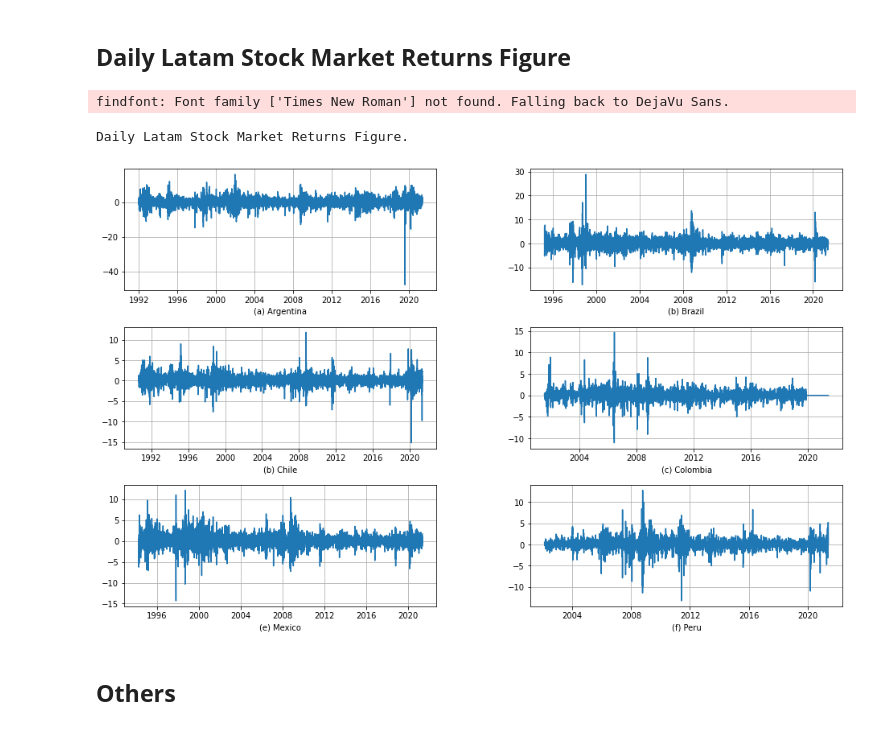
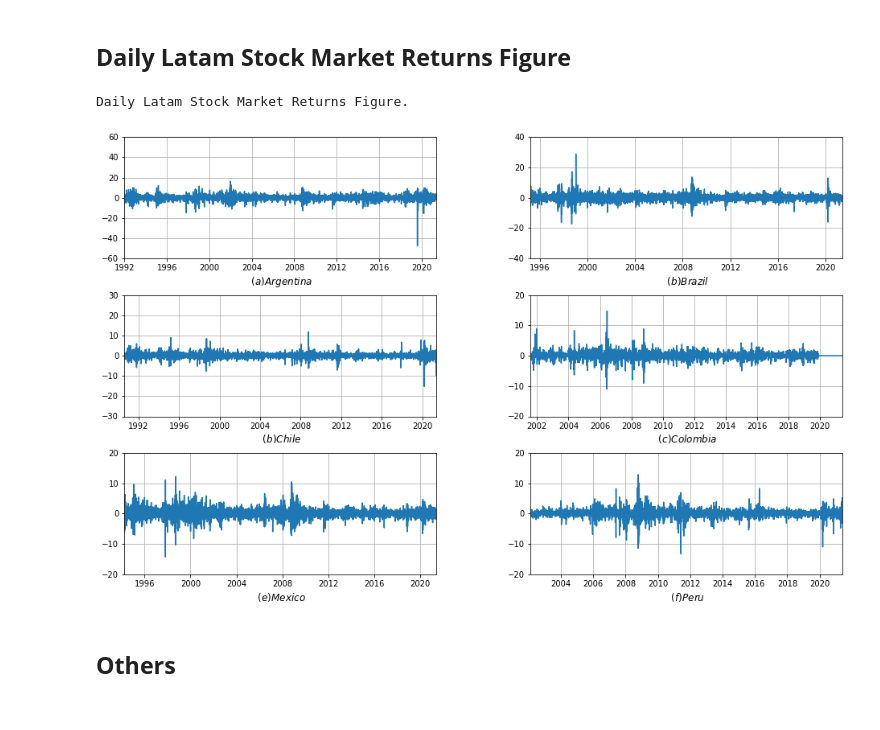
Before and after one commit to alejandro-cermeno/2021_Market_Timing-Cerme-o, a Jupyter notebook: returns_figure_descriptive.ipynb, the cells around one changed output. Saved outputs shown, nothing was run; the diff lists cells and outputs as text; code cells hidden in the pictures.

```diff
--- a/returns_figure_descriptive.ipynb
+++ b/returns_figure_descriptive.ipynb
@@ -101,26 +131,55 @@ SPBLPGPT &   2002-02-07 & 2021-05-31 &   5038 &  0.06 &  1.34 & -13.29 &  12.82
 # %% [markdown]
 ## **Daily Latam Stock Market Returns Figure**
 # %%
-def graph(ts, country_name):
+def graph_ret(ts, country_name):
 
   nrows = np.ceil(ts.shape[1] / 2).astype(int) # number of rows
   ncols = 2                                    # number of columns
 
   fig, axes = plt.subplots(nrows, ncols, figsize=(16, 10))
   plt.subplots_adjust(wspace=0.3, hspace=0.3)
   for col, ax in zip(ts.columns, axes.flatten()):
-    ax.plot(ts.index, ts[col])
-    ax.set_xlabel(country_name[ts.columns.get_loc(col)], fontname= 'Times New Roman')
+
+    # convert to list
+    val=ts[col].tolist()
+    t=ts.index.tolist()
+
+    # clean nan values
+    cleanedList = []
+    timeList = []
+    for i in range(len(val)):
+      if math.isnan(val[i])!=True:
+        cleanedList.append(val[i])
+        timeList.append(t[i])
+    # graph
+    ax.plot(timeList, cleanedList)
+
+    # vertical limits
+    maxL = max(cleanedList)
+    minL = min(cleanedList)
+    rang = 0
+    if (abs(maxL)>abs(minL)):
+      rang = abs(maxL)
+    else:
+      rang = abs(minL)
+    A = round(rang/10.0)*10+10
+    ax.set_ylim([-A, A])
+
+    # horizontal limits
+    ax.set_xlim([timeList[0],timeList[-1]])
+
+    # label
+    ax.set_xlabel(" $\it{"+country_name[ts.columns.get_loc(col)]+"}$", fontname= 'Times New Roman', fontsize=12)
     ax.grid()
 
-# function call for returns
+
+# graph_ret function call for returns
 print('Daily Latam Stock Market Returns Figure.')
 country_name = ['(a) Argentina', '(b) Brazil', '(b) Chile', '(c) Colombia', '(e) Mexico', '(f) Peru']
-graph(logret_series, country_name)
+graph_ret(logret_series, country_name)
 # %% [output]
-findfont: Font family ['Times New Roman'] not found. Falling back to DejaVu Sans.
+Daily Latam Stock Market Returns Figure.
-Daily Latam Stock Market Returns Figure.
-[figure, old version]
+[figure, new version]
 # %% [markdown]
 ## **Others**
 # %% [markdown]
```
Also changed, not shown: parts of 11 cells of this notebook.
